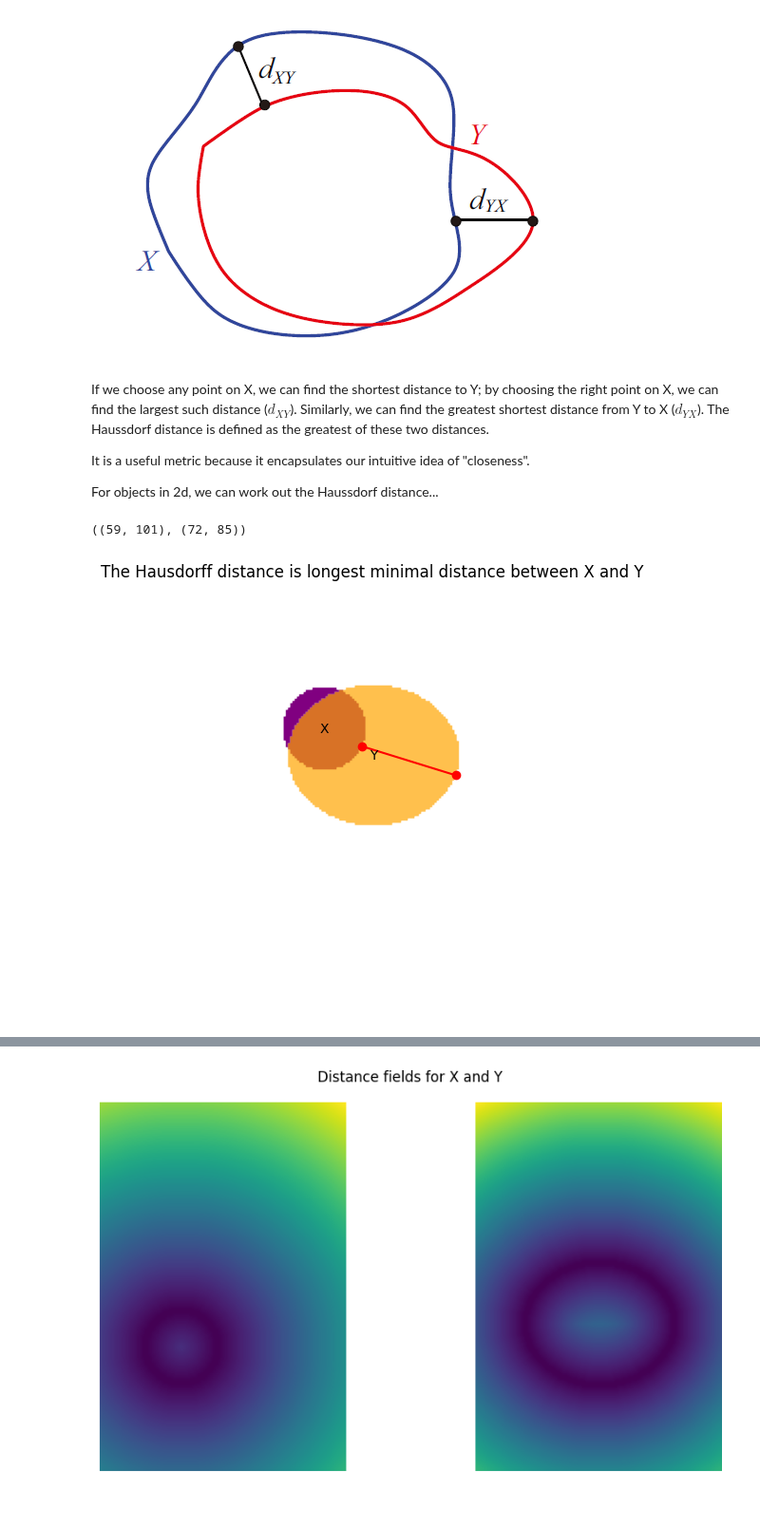
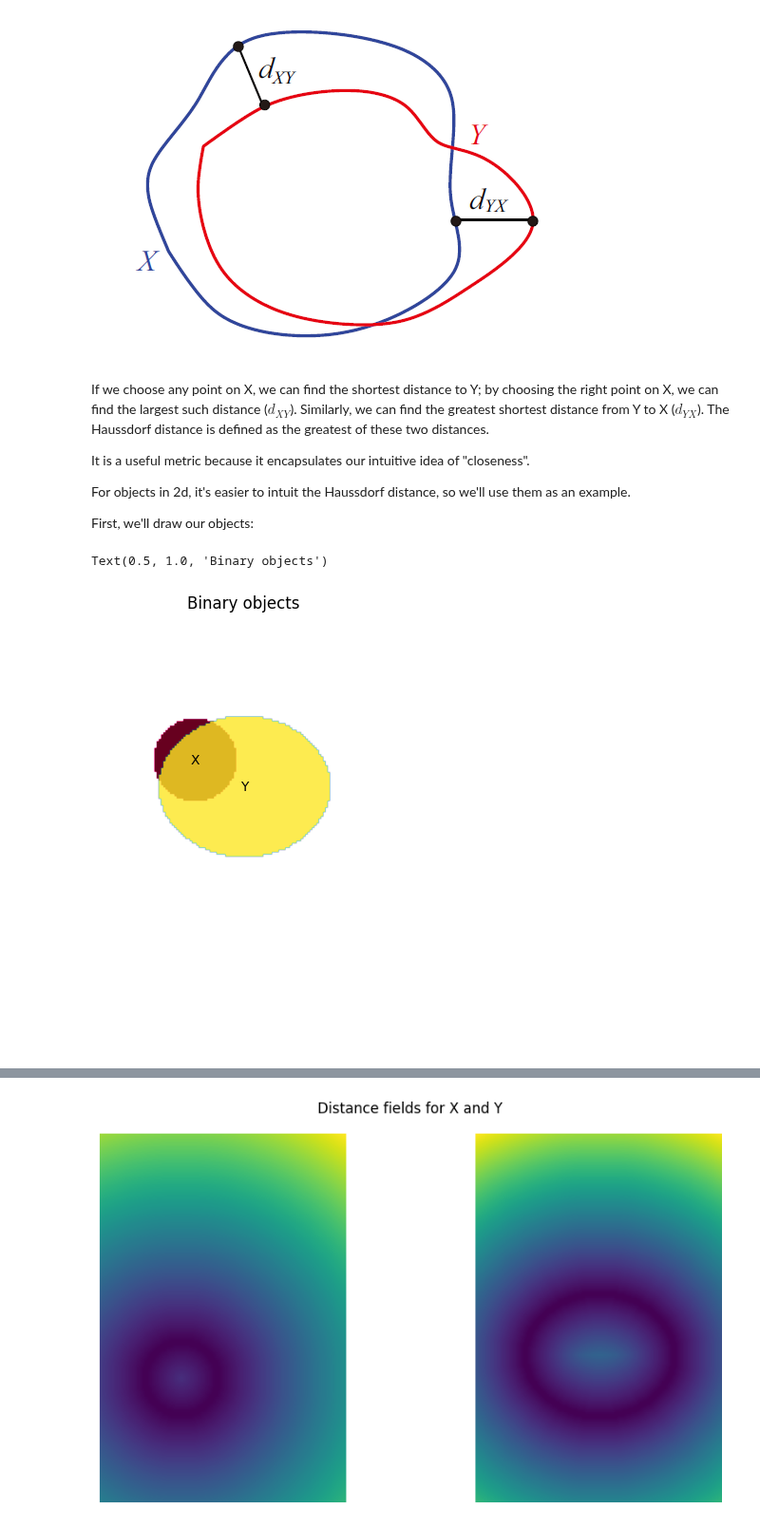
Before and after one commit to JGIBristol/fish_test, a Jupyter notebook: haussdorf_loss.ipynb, the cells around one changed output, grey strips where cells are left out. Shown at 95% size. Saved outputs shown, nothing was run; the diff lists cells and outputs as text; code cells hidden in the pictures.

Commit message:
only do Haussdorf distance with distance transforms - don't use the library function, as it's supposed to be used with contours, not  masks

```diff
--- a/haussdorf_loss.ipynb
+++ b/haussdorf_loss.ipynb
@@ -20,7 +20,9 @@ The Haussdorf distance is defined as the greatest of these two distances.
 
 It is a useful metric because it encapsulates our intuitive idea of "closeness".
 
-For objects in 2d, we can work out the Haussdorf distance...
+For objects in 2d, it's easier to intuit the Haussdorf distance, so we'll use them as an example.
+
+First, we'll draw our objects:
 # %%
 """
 Create two binary images, x and y, and calculate the Hausdorff distance between them.
@@ -74,48 +69,45 @@ haussdorf_points = metrics.hausdorff_pair(hard_x, y)
 # %%
 from matplotlib import colors
 
+
+def transparent_cmap(name: str) -> colors.LinearSegmentedColormap:
+    """Make a cmap that looks like another but starts transparent"""
+    colours = plt.get_cmap(name)(np.linspace(0, 1, 256))
+    colours[:, -1] = np.linspace(0, 1, 256)
+    return colors.ListedColormap(colours)
+
+x_cmap = transparent_cmap("PuRd")
+y_cmap = transparent_cmap("viridis")
 
 def plot_objects(
     obj_x: np.ndarray, obj_y: np.ndarray, *, xlabel: str = "X", ylabel: str = "Y"
 ) -> tuple[plt.Figure, plt.Axes]:
     """
     Plot two binary objects located at x
 
     """
     fig, axis = plt.subplots(1, 1)
     axis.set_aspect("equal")
 
-    # Colormaps should go from transparent to a colour
-    def _transparent_cmap(colour_name: str) -> colors.LinearSegmentedColormap:
-        """Smoothly go from transparent to a colour"""
-        return colors.LinearSegmentedColormap.from_list(
-            "", [(0, (1, 1, 1, 0)), (1, colors.to_rgba(colour_name))]
-        )
-
-    axis.imshow(obj_x.T, alpha=1.0, origin="upper", cmap=_transparent_cmap("purple"))
-    axis.imshow(obj_y.T, alpha=0.7, origin="upper", cmap=_transparent_cmap("orange"))
+    axis.imshow(obj_x.T, origin="upper", cmap=x_cmap)
+    axis.imshow(obj_y.T, origin="upper", cmap=y_cmap, alpha=0.8)
 
     # Label the objects
     axis.text(*x_centre, xlabel, ha="center", va="center", color="black")
     axis.text(*y_centre, ylabel, ha="center", va="center", color="black")
 
     axis.axis("off")
 
     fig.tight_layout()
 
     return fig, axis
 
 
 fig, axis = plot_objects(hard_x, y)
 
-# Plot the Hausdorff distance
-hausdorff_x, hausdorff_y = zip(*haussdorf_points)
-axis.plot(hausdorff_x, hausdorff_y, "ro-")
-
-axis.set_title(f"The Hausdorff distance is longest minimal distance between X and Y")
-hausdorff_x, hausdorff_y
+axis.set_title("Binary objects")
 # %% [output]
-((59, 101), (72, 85))
+Text(0.5, 1.0, 'Binary objects')
-[figure, old version]
+[figure, new version]
 # %% [markdown]
 ### Distance Transforms
```
Also changed, not shown: parts of 15 cells of this notebook.
